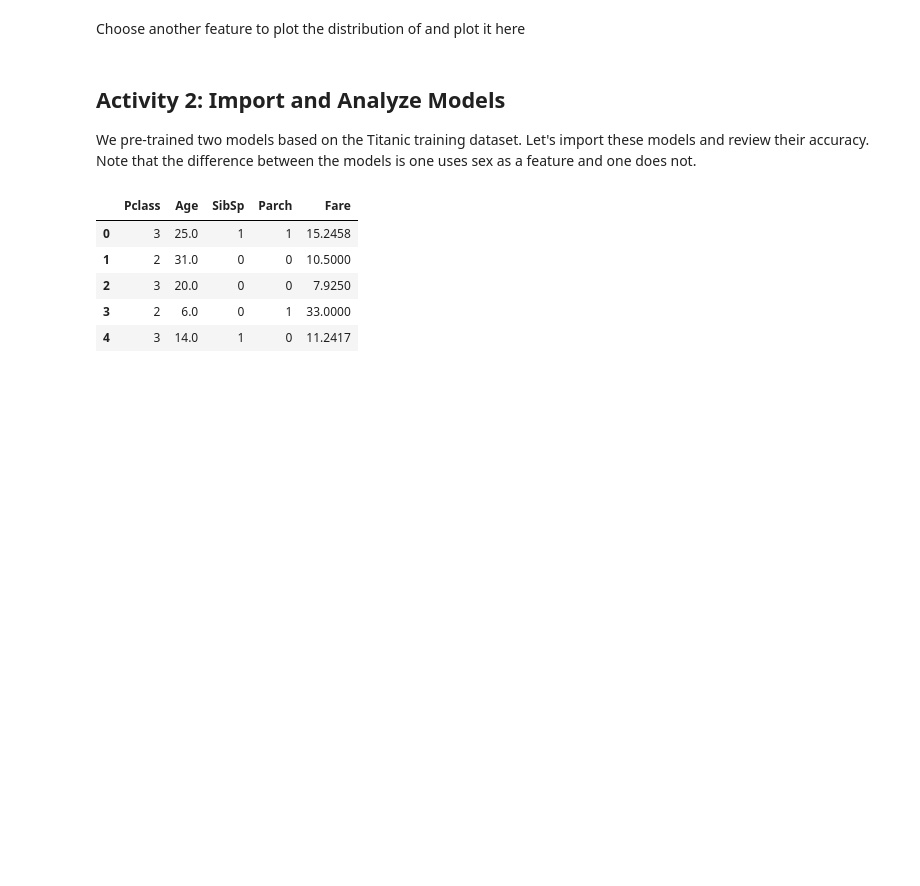
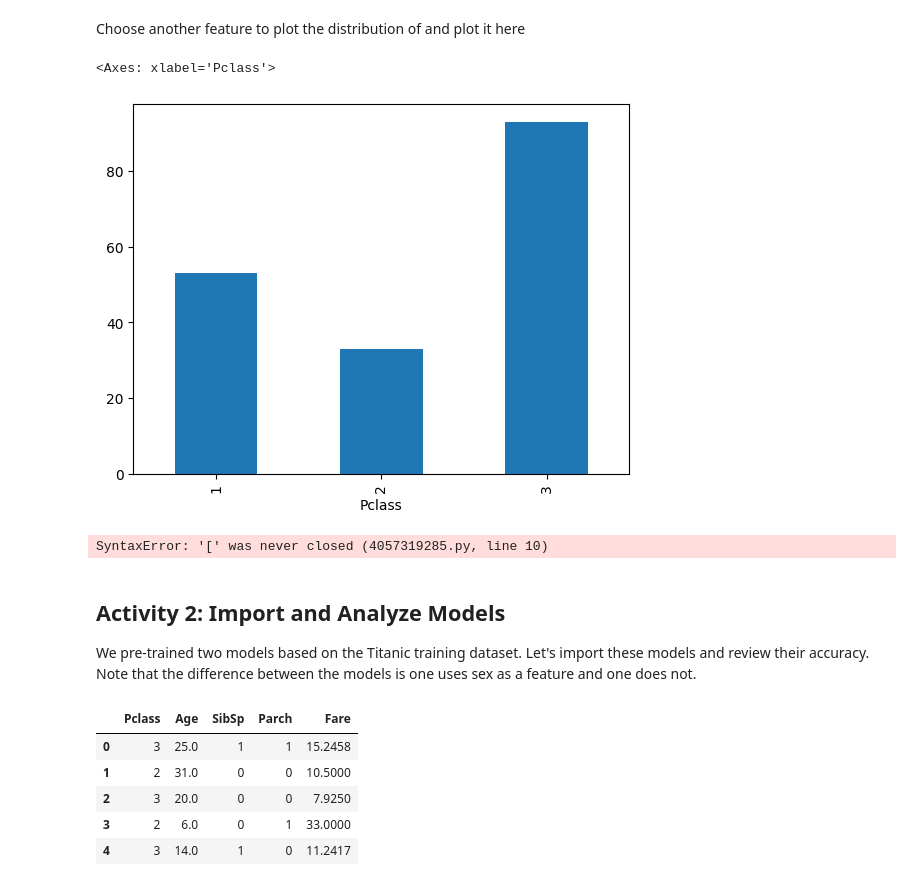
Before and after one commit to Inverseit/f23-ml-workshop, a Jupyter notebook: model_testing.ipynb, the cells around one changed output. Cells and saved outputs as stored; diff of their text form; code cells hidden in the pictures; blank space fills up the shorter version.

```diff
--- a/model_testing.ipynb
+++ b/model_testing.ipynb
@@ -47,3 +70,33 @@ Choose another feature to plot the distribution of and plot it here
+# %%
+test_df.groupby(['Pclass']).count()['index'].plot(kind='bar')
+# %% [output]
+<Axes: xlabel='Pclass'>
+[figure, added]
+# %%
+
+
+# Assuming your dataframe is named df
+plt.figure(figsize=(10, 6))
+
+# Count the number of passengers and survivors by class
+count_by_class = test_df.groupby('Pclass')['Survived'].value_counts().unstack()
+
+# Ensure the order of columns is [1, 0], where 1 corresponds to 'Yes' and 0 to 'No'
+ordered_columns = count_by_class.columns.tolist()
+ordered_columns.sort(reverse=True)
+count_by_class = count_by_class[ordered_columns
+print(count_by_class)
+
+# Plot
+count_by_class.plot(kind='bar', stacked=True, ax=plt.gca())
+plt.title('Survival by Class')
+plt.xlabel('Class')
+plt.ylabel('Number of Passengers')
+plt.xticks(rotation=0)
+plt.legend(title='Survived', labels=['Yes', 'No'])
+plt.show()
+# %% [output]
+SyntaxError: '[' was never closed (4057319285.py, line 10)
 # %% [markdown]
 ## Activity 2: Import and Analyze Models
 We pre-trained two models based on the Titanic training dataset. Let's import these models and review their accuracy. Note that the difference between the models is one uses sex as a feature and one does not.
```
Also changed, not shown: parts of 3 cells of this notebook, 1 other file.
